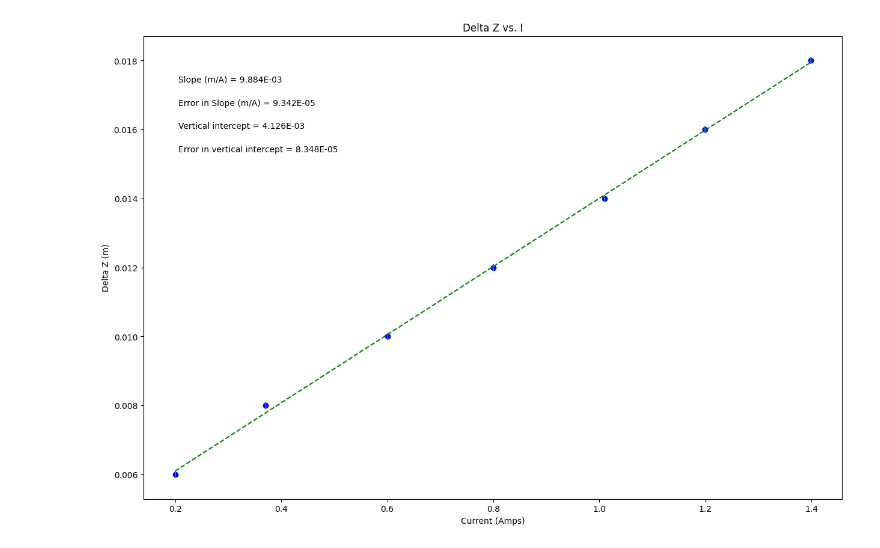
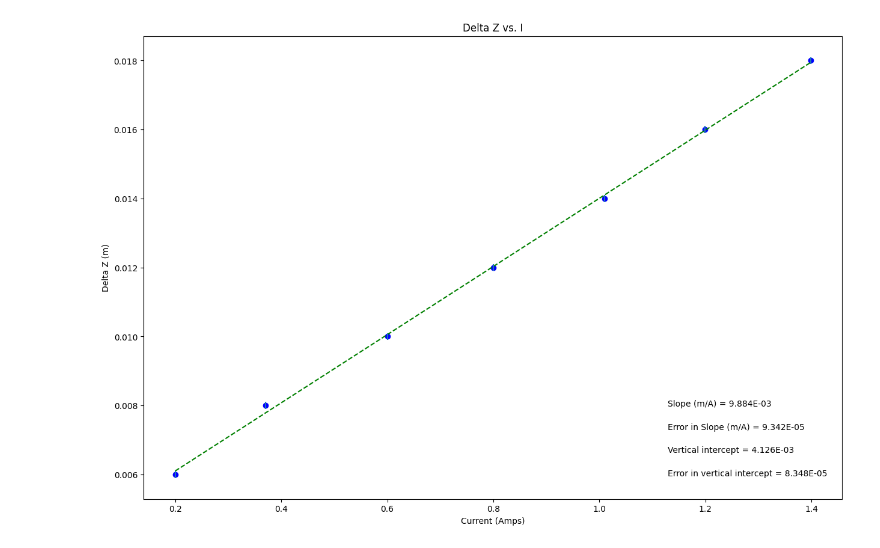
Before and after one commit to CarterJS44/Work, a Jupyter notebook: PLOT2.ipynb, the cells around one changed output. Saved outputs shown, nothing was run; the diff lists cells and outputs as text; code cells hidden in the pictures.

```diff
--- a/PLOT2.ipynb
+++ b/PLOT2.ipynb
@@ -45,7 +45,7 @@ slope_units= 'm/A'
 #UPDATE ANNOTATION PLACEMENT SO IT'S OUT OF WAY OF PLOTTED DATA AND BEST FIT LINE
 #integer from 1 to 4, top R corner is 1 (counter-clockwise from there)
 
-annotation_placement=2
+annotation_placement=4
 
 
 #-----------------------------------------------------------------------#
@@ -92,31 +92,31 @@ elif annotation_placement==3 or annotation_placement==4:
 #Don't need to change anything in this section!
 
 #Plot data on graph. Plot error bars and place values for slope,
 #error in slope, and vertical intercept (plus error) on the plot using "annotate"
 
 plt.figure(figsize=(15,10))
 
 plt.plot(x, fit, color='green', linestyle='--')
 plt.scatter(x, y, color='blue', marker='o')
 
 plt.xlabel(x_label)
 plt.ylabel(y_label)
 plt.title(plot_title)
 
 plt.errorbar(x, y, yerr=dy, xerr=None, fmt="none") #don't need to plot x error bars
 
 plt.annotate('Slope ({}) = {value:.{digits}E}'.format(slope_units,value=m, digits=3),
              (xpos, ypos[0]), xycoords='axes fraction')
 
 plt.annotate('Error in Slope ({}) = {value:.{digits}E}'.format(slope_units,value=dm, digits=3),
              (xpos, ypos[1]), xycoords='axes fraction')
 
 plt.annotate('Vertical intercept = {value:.{digits}E}'.format(value=b, digits=3),
              (xpos, ypos[2]), xycoords='axes fraction')
 
 plt.annotate('Error in vertical intercept = {value:.{digits}E}'.format(value=db, digits=3),
              (xpos, ypos[3]), xycoords='axes fraction')
 
 plt.show()
 # %% [output]
-[figure, old version]
+[figure, new version]
```
